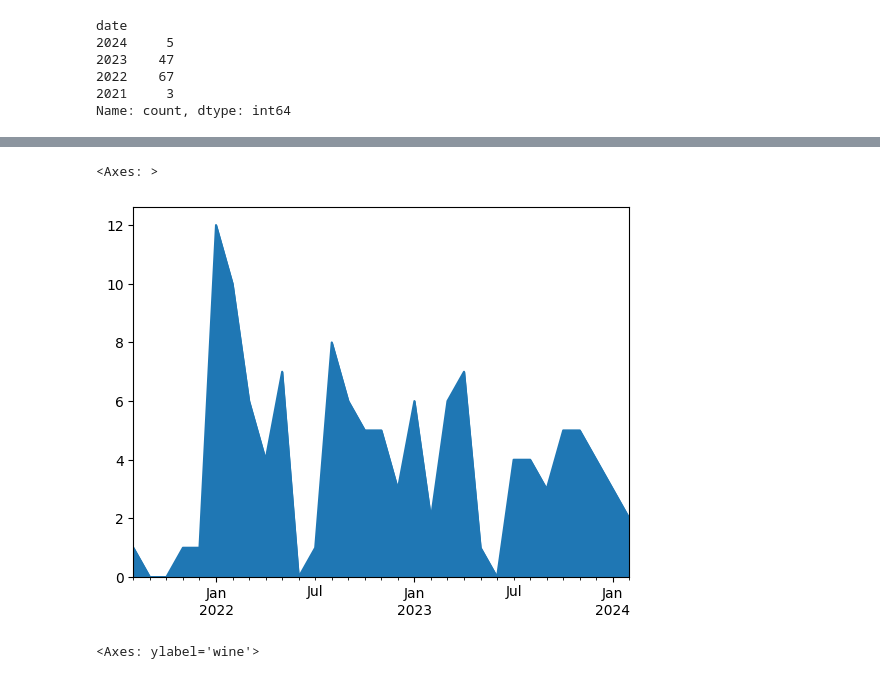
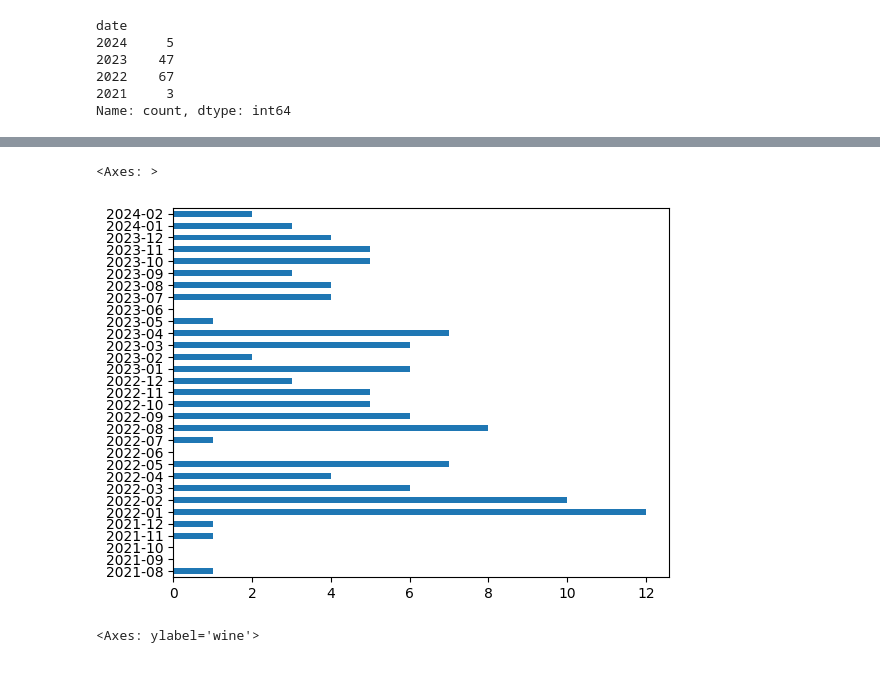
Before and after one commit to lbk209/topic_modeling, a Jupyter notebook: vivino_community_reviews.ipynb, the cells around one changed output, grey strips where cells are left out. Drawn from its saved outputs; the diff is of its cells as text; code cells hidden in the pictures.

```diff
--- a/vivino_community_reviews.ipynb
+++ b/vivino_community_reviews.ipynb
@@ -1,3 +3,15 @@
+# %%
+def save_reviews(file, df_review, path='data'):
+    f = f'{path}/{file}'
+    df_review.to_csv(f, index=False)
+    print(f'{f} saved.')
+
+
+def load_reviews(file, path='data'):
+    f = f'{path}/{file}'
+    df = pd.read_csv(f, parse_dates=['date'])
+    print(f'{f} loaded.')
+    return df
 # %% [markdown]
 # Scraping
 # %%
@@ -44,0 +61,12 @@ id_start = 6
+# %%
+#files = []
+files = ['wine_6']
+path = 'data'
+
+df_reviews = pd.DataFrame()
+for f in files:
+    df = load_reviews(f'{f}.csv', path=path)
+    df_reviews = pd.concat([df_reviews, df])
+
+# check duplicate wid
+df_reviews.groupby('wid').wine.unique()
@@ -54,9 +88,16 @@ for wine_name, wine_url in wines:
 # %%
-!cp wine_6.csv data
+file = 'wine_reviews.csv'
+path = 'data'
+
+f = f'{path}/{file}'
+df_review.to_csv(f, index=False)
 # %% [markdown]
 # Review data
 # %%
-f = 'data/wine_6.csv'
+file = 'wine_reviews.csv'
+path = 'data'
+
+f = f'{path}/{file}'
 df_reviews = pd.read_csv(f, parse_dates=['date'])
 # %%
 cond = (df_reviews.date.isna()) | (df_reviews.review.isna())
@@ -124,17 +119,17 @@ Freq: M, dtype: int64
 # %%
 d = df_reviews.date.agg(['min', 'max']).to_list()
 date_range = pd.date_range(start=d[0], end=d[1]).to_period("M").unique()
 
 (df_reviews
  .set_index('date').to_period("M")
  .groupby(level=0).review.count()
  .sort_index()
  .reindex(date_range, fill_value=0)
- .plot(kind='area')
+ .plot(kind='barh')
 )
 # %% [output]
 <Axes: >
-[figure, old version]
+[figure, new version]
 # %%
 (df_reviews
  .groupby(by='wine').review.count()
```
Also changed, not shown: parts of 10 cells of this notebook, 1 other file.
